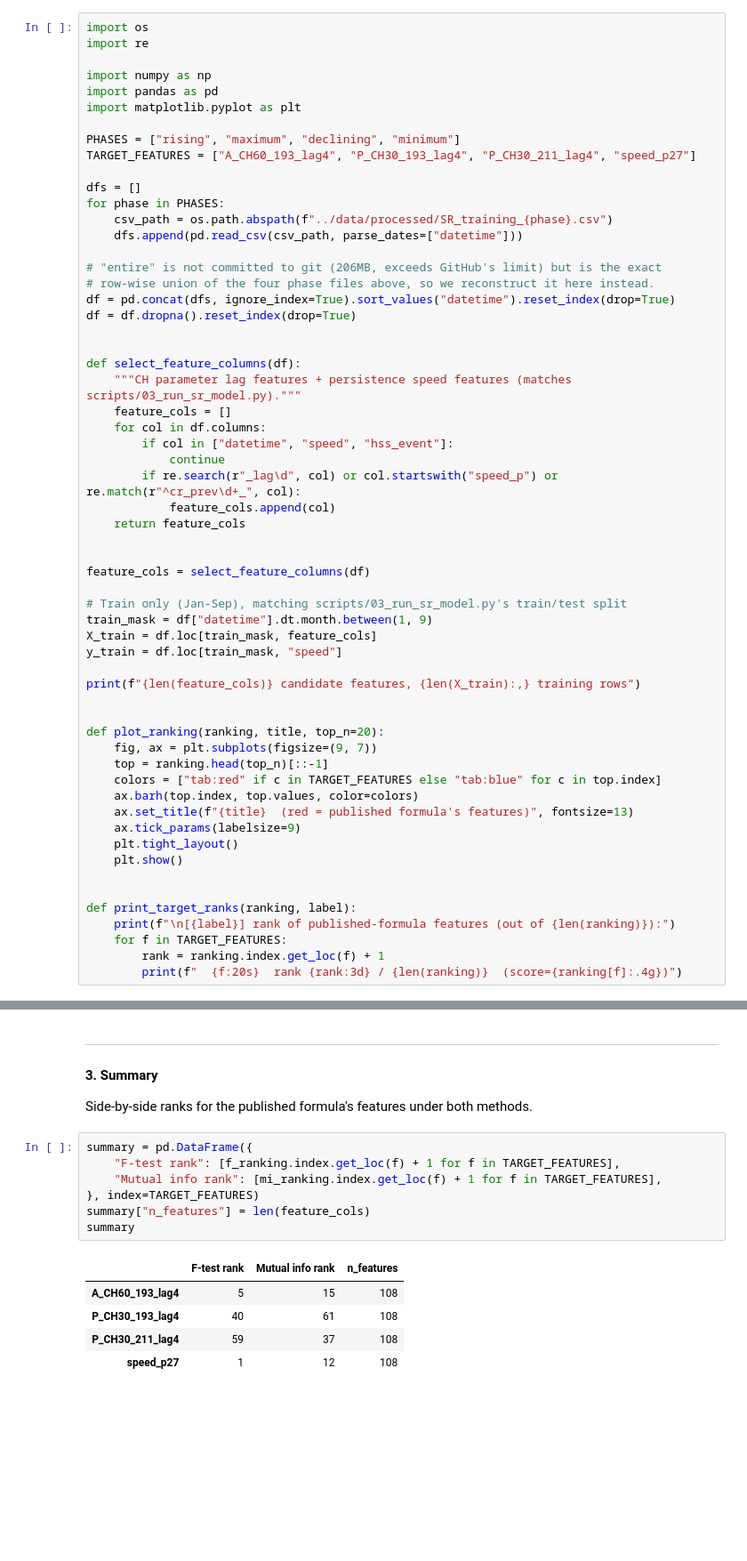
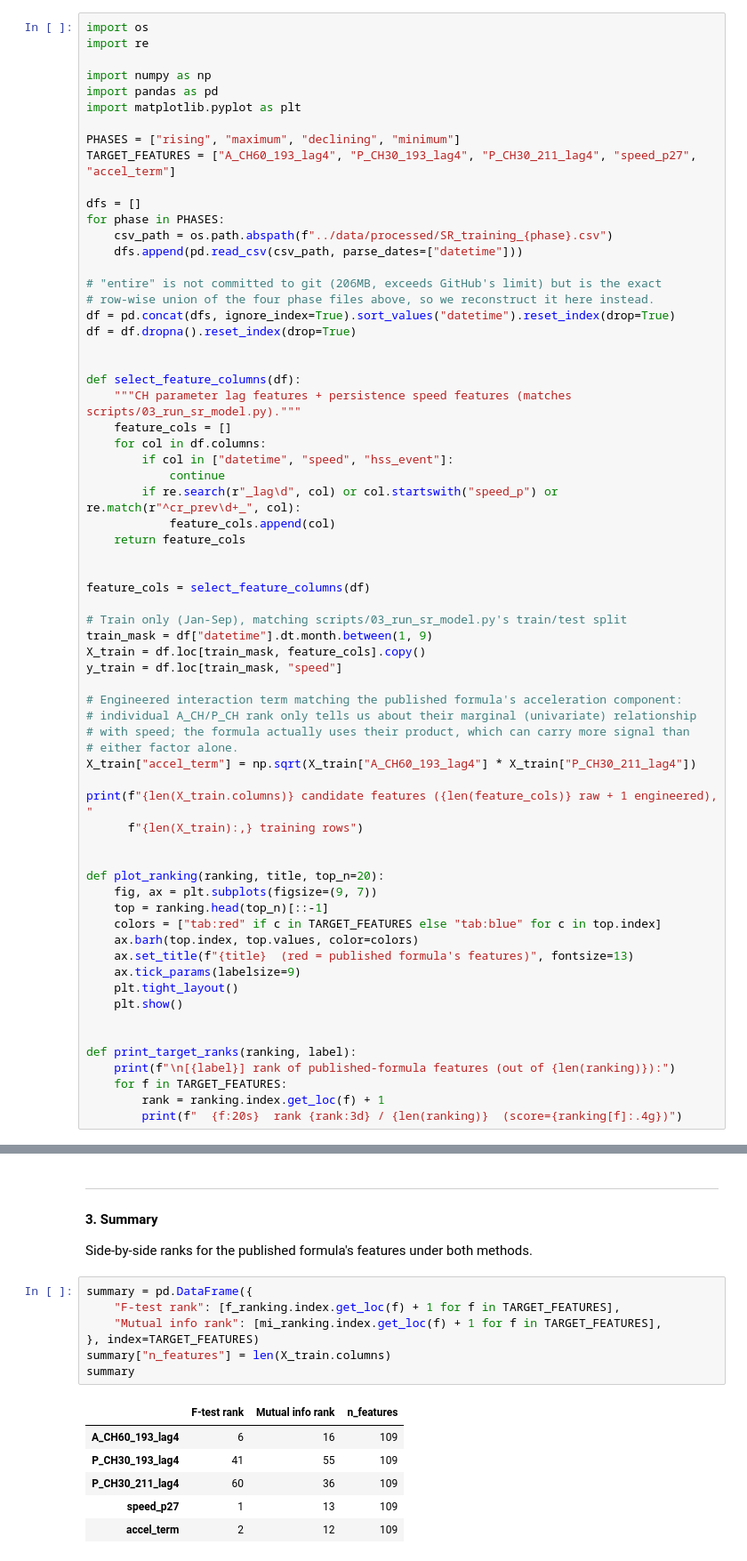
Before and after one commit to coffee77iruk/SR_SWspeed, a Jupyter notebook: notebooks/04_feature_importance.ipynb, the cells around one changed output, grey strips where cells are left out. Shown at 89% size. Saved outputs shown, nothing was run; the diff lists cells and outputs as text; blank space fills up the shorter version.

```diff
--- a/notebooks/04_feature_importance.ipynb
+++ b/notebooks/04_feature_importance.ipynb
@@ -17,7 +17,7 @@ import pandas as pd
 import matplotlib.pyplot as plt
 
 PHASES = ["rising", "maximum", "declining", "minimum"]
-TARGET_FEATURES = ["A_CH60_193_lag4", "P_CH30_193_lag4", "P_CH30_211_lag4", "speed_p27"]
+TARGET_FEATURES = ["A_CH60_193_lag4", "P_CH30_193_lag4", "P_CH30_211_lag4", "speed_p27", "accel_term"]
 
 dfs = []
 for phase in PHASES:
@@ -45,10 +45,17 @@ feature_cols = select_feature_columns(df)
 
 # Train only (Jan-Sep), matching scripts/03_run_sr_model.py's train/test split
 train_mask = df["datetime"].dt.month.between(1, 9)
-X_train = df.loc[train_mask, feature_cols]
+X_train = df.loc[train_mask, feature_cols].copy()
 y_train = df.loc[train_mask, "speed"]
 
-print(f"{len(feature_cols)} candidate features, {len(X_train):,} training rows")
+# Engineered interaction term matching the published formula's acceleration component:
+# individual A_CH/P_CH rank only tells us about their marginal (univariate) relationship
+# with speed; the formula actually uses their product, which can carry more signal than
+# either factor alone.
+X_train["accel_term"] = np.sqrt(X_train["A_CH60_193_lag4"] * X_train["P_CH30_211_lag4"])
+
+print(f"{len(X_train.columns)} candidate features ({len(feature_cols)} raw + 1 engineered), "
+      f"{len(X_train):,} training rows")
 
 
 def plot_ranking(ranking, title, top_n=20):
@@ -116,13 +125,14 @@ Side-by-side ranks for the published formula's features under both methods.
 # %%
 summary = pd.DataFrame({
     "F-test rank": [f_ranking.index.get_loc(f) + 1 for f in TARGET_FEATURES],
     "Mutual info rank": [mi_ranking.index.get_loc(f) + 1 for f in TARGET_FEATURES],
 }, index=TARGET_FEATURES)
-summary["n_features"] = len(feature_cols)
+summary["n_features"] = len(X_train.columns)
 summary
 # %% [output]
 |  | F-test rank | Mutual info rank | n_features |
-| A_CH60_193_lag4 | 5 | 15 | 108 |
-| P_CH30_193_lag4 | 40 | 61 | 108 |
-| P_CH30_211_lag4 | 59 | 37 | 108 |
-| speed_p27 | 1 | 12 | 108 |
+| A_CH60_193_lag4 | 6 | 16 | 109 |
+| P_CH30_193_lag4 | 41 | 55 | 109 |
+| P_CH30_211_lag4 | 60 | 36 | 109 |
+| speed_p27 | 1 | 13 | 109 |
+| accel_term | 2 | 12 | 109 |
```
Also changed, not shown: parts of 3 cells of this notebook.
